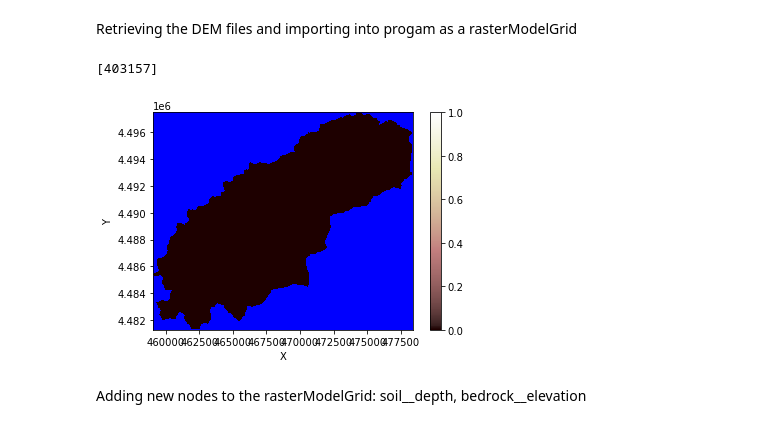
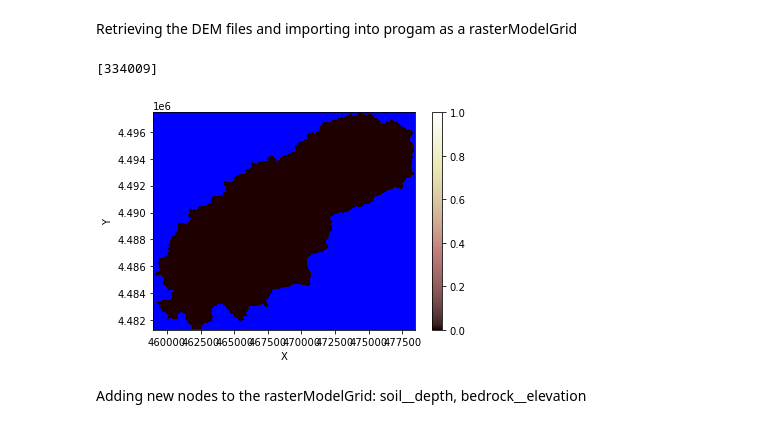
Before and after one commit to gsb223/landlabwork, a Jupyter notebook: testing_code/spaceModel.ipynb, the cells around one changed output. Drawn from its saved outputs; the diff is of its cells as text; code cells hidden in the pictures.

```diff
--- a/testing_code/spaceModel.ipynb
+++ b/testing_code/spaceModel.ipynb
@@ -31,38 +30,32 @@ Retrieving the DEM files and importing into progam as a rasterModelGrid
 # %%
 #Set directory paths to retrieve the asc file
 path_project = r"C:/Users/gsbir/Documents/EES_393/" # add the path to the asc file    #this should access my H drive
-filename_dem = "saucon_txt.txt" #the name of the ascii file
+filename_dem = "saucon_30m.txt" #the name of the ascii file
 path_dem = path_project + filename_dem #gets the entire path to the ascii file
 
 #now read the header of the asc file (where there is ncols nrows cell size and nodata value) into the string variable dem_header
 dem_header = read_asc_header(open(path_dem, 'r'))
 #use the above to see your grid dimensions, what the no data value is etc...
 
 #generate new grid and add DEM values into 'topographic__elevation'
 (mg, z) = read_esri_ascii(path_dem, name= 'topographic__elevation', halo = 1)
 
 #set the watershed boundary condition and the function returns a integer which is the outlet_id so this is set equal to a variable so we can view this
 outlet_id = mg.set_watershed_boundary_condition(z, nodata_value = -9999, return_outlet_id=True)
 #This should find your outlet node automatically and outlet_id will be empty if a single outlet was not found
 
 print(outlet_id) #prints out the outlet_id
 
-#print(mg.number_of_nodes)
-
 #print(mg.at_node.keys()) #Shows the node attributes
-#print(mg.corners_at_left_edge)
-
-#this line can look at the boundary status of the nodes to see where the outlet is
-#imshow_grid(mg, mg.status_at_node, color_for_closed = 'purple')
 
 # %% Hydrologically condition DEM (fill sinks)
 sfb = SinkFillerBarnes(mg, surface=z, method='D8', fill_flat=False) #creating an instance of sinkfillerbarnes
 sfb.run_one_step() #This is important to ensure that your future flow routing will work properly. - run the sinkfiller barnes once
 
 imshow_grid(mg, mg.status_at_node, color_for_closed = 'blue') #creates a graph showing the red and the closed boundaries are set to blue, black is the landscape and white is the outlet ID (cannot see it at this level)
 # %% [output]
-[403157]
+[334009]
-[figure, old version]
+[figure, new version]
 # %% [markdown]
 Adding new nodes to the rasterModelGrid: soil__depth, bedrock__elevation
 # %%
```
Also changed, not shown: parts of 17 cells of this notebook, 5 other files.
